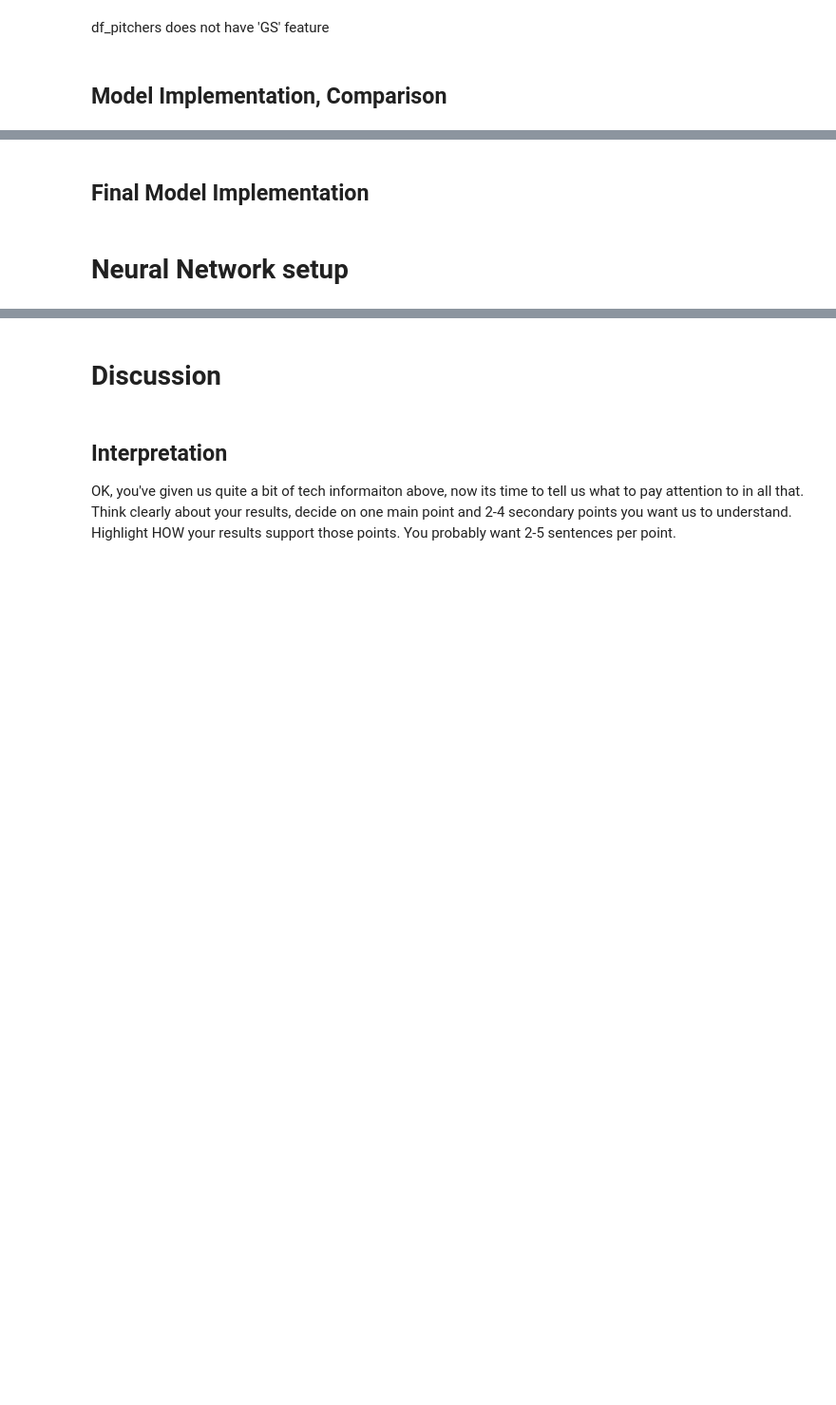
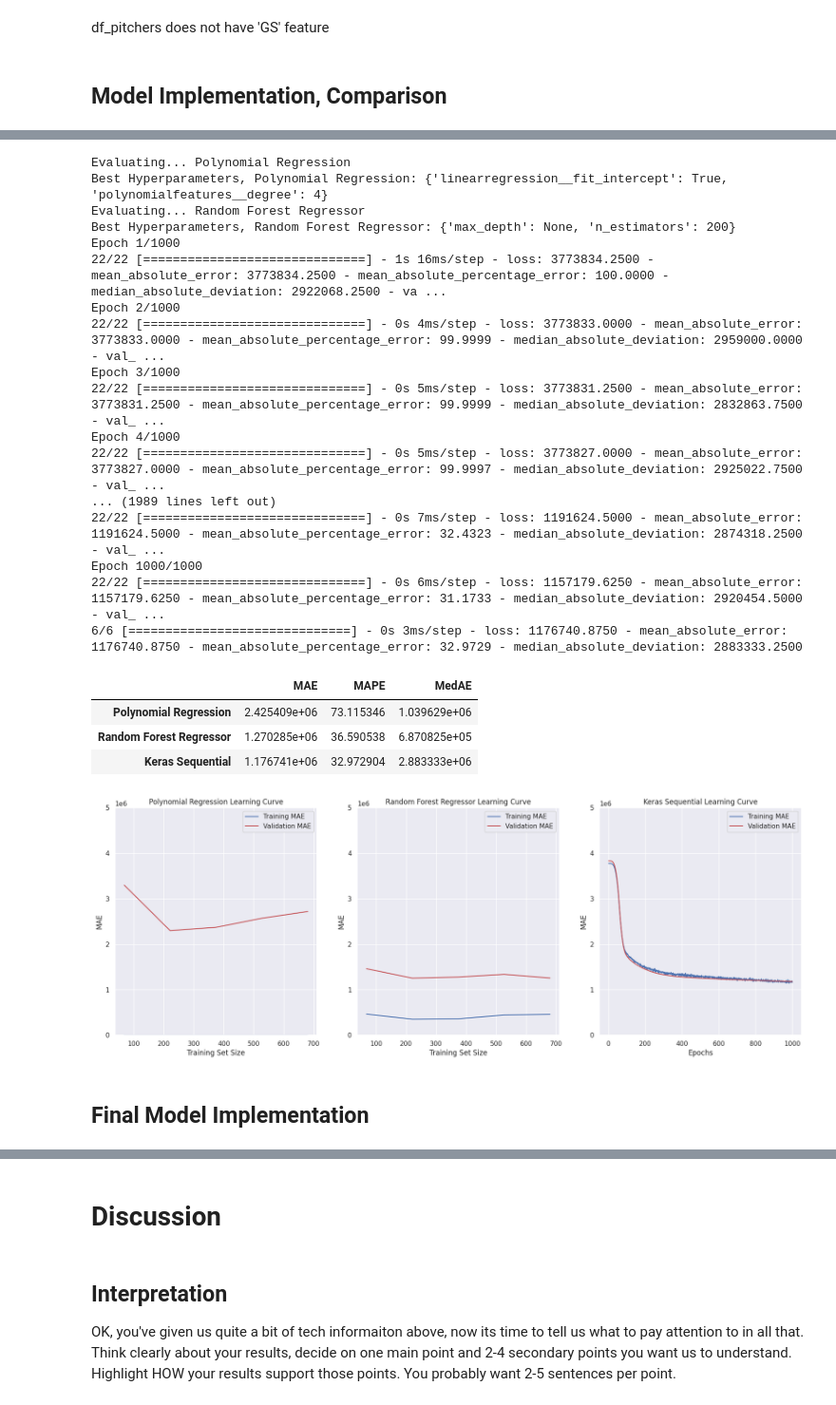
Before and after one commit to COGS118A/Group029-SP23, a Jupyter notebook: FinalProject_Group029-SP23.ipynb, the cells around one changed output, grey strips where cells are left out. Shown at 95% size. Cells and saved outputs as stored; diff of their text form; code cells hidden in the pictures; blank space fills up the shorter version.

```diff
--- a/FinalProject_Group029-SP23.ipynb
+++ b/FinalProject_Group029-SP23.ipynb
@@ -1050,4 +1344,44 @@ df_pitchers does not have 'GS' feature
+# %%
+# Define axes for multiple models evaluated on position players dataset
+fig_plyr, ax_plyr = plt.subplots(1, 3, figsize=(21,7))
+
+# Evaluates sklearn models
+plyr_model_metrics = evaluate_benchmarks(X_train_plyr, y_train_plyr, X_valid_plyr, y_valid_plyr, train_player_features, train_player_salaries, axis = ax_plyr)
+
+#Defines Keras Sequential Model, evaluates
+nn_model_plyr = tf.keras.Sequential([
+    tf.keras.layers.Dense(27, activation='relu', input_shape=(27,)),
+    tf.keras.layers.Dense(64, activation='relu'),
+    tf.keras.layers.Dropout(0.2),
+    tf.keras.layers.Dense(64, activation='relu'),
+    tf.keras.layers.Dropout(0.2),
+    tf.keras.layers.Dense(1)
+])
+plyr_model_metrics = evaluate_neural_net(nn_model_plyr, X_train_plyr, y_train_plyr, X_valid_plyr, y_valid_plyr, plyr_model_metrics, ax_plyr)
+
+plyr_model_metrics
+# %% [output]
+Evaluating... Polynomial Regression
+Best Hyperparameters, Polynomial Regression: {'linearregression__fit_intercept': True, 'polynomialfeatures__degree': 4}
+Evaluating... Random Forest Regressor
+Best Hyperparameters, Random Forest Regressor: {'max_depth': None, 'n_estimators': 200}
+Epoch 1/1000
+22/22 [==============================] - 1s 16ms/step - loss: 3773834.2500 - mean_absolute_error: 3773834.2500 - mean_absolute_percentage_error: 100.0000 - median_absolute_deviation: 2922068.2500 - va ...
+Epoch 2/1000
+22/22 [==============================] - 0s 4ms/step - loss: 3773833.0000 - mean_absolute_error: 3773833.0000 - mean_absolute_percentage_error: 99.9999 - median_absolute_deviation: 2959000.0000 - val_ ...
+Epoch 3/1000
+22/22 [==============================] - 0s 5ms/step - loss: 3773831.2500 - mean_absolute_error: 3773831.2500 - mean_absolute_percentage_error: 99.9999 - median_absolute_deviation: 2832863.7500 - val_ ...
+Epoch 4/1000
+22/22 [==============================] - 0s 5ms/step - loss: 3773827.0000 - mean_absolute_error: 3773827.0000 - mean_absolute_percentage_error: 99.9997 - median_absolute_deviation: 2925022.7500 - val_ ...
+... (1989 lines left out)
+22/22 [==============================] - 0s 7ms/step - loss: 1191624.5000 - mean_absolute_error: 1191624.5000 - mean_absolute_percentage_error: 32.4323 - median_absolute_deviation: 2874318.2500 - val_ ...
+Epoch 1000/1000
+22/22 [==============================] - 0s 6ms/step - loss: 1157179.6250 - mean_absolute_error: 1157179.6250 - mean_absolute_percentage_error: 31.1733 - median_absolute_deviation: 2920454.5000 - val_ ...
+6/6 [==============================] - 0s 3ms/step - loss: 1176740.8750 - mean_absolute_error: 1176740.8750 - mean_absolute_percentage_error: 32.9729 - median_absolute_deviation: 2883333.2500
+|  | MAE | MAPE | MedAE |
+| Polynomial Regression | 2.425409e+06 | 73.115346 | 1.039629e+06 |
+| Random Forest Regressor | 1.270285e+06 | 36.590538 | 6.870825e+05 |
+| Keras Sequential | 1.176741e+06 | 32.972904 | 2.883333e+06 |
+[figure, added]
 # %% [markdown]
 ## Final Model Implementation
-# %% [markdown]
-# Neural Network setup
```
Also changed, not shown: parts of 29 cells of this notebook.
